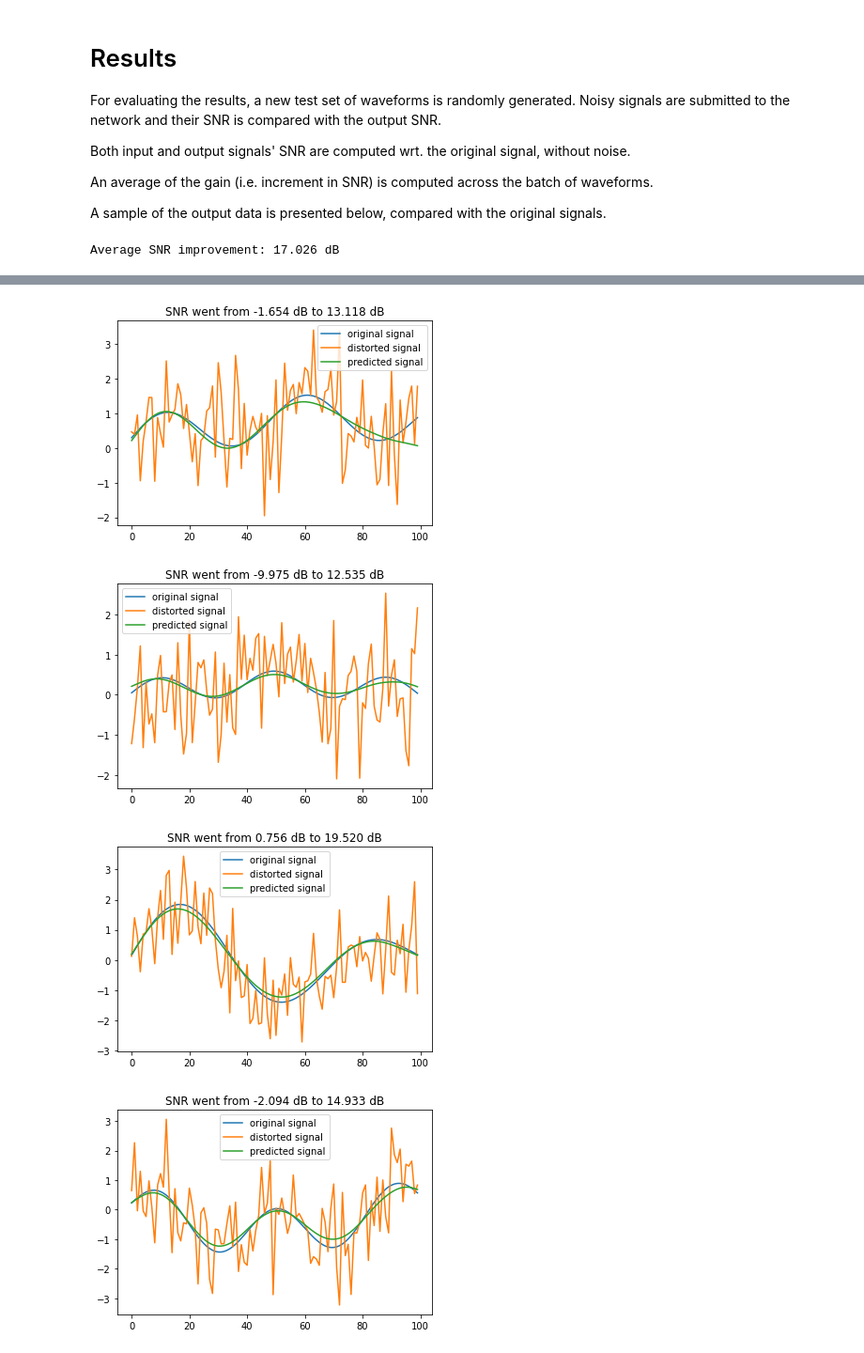
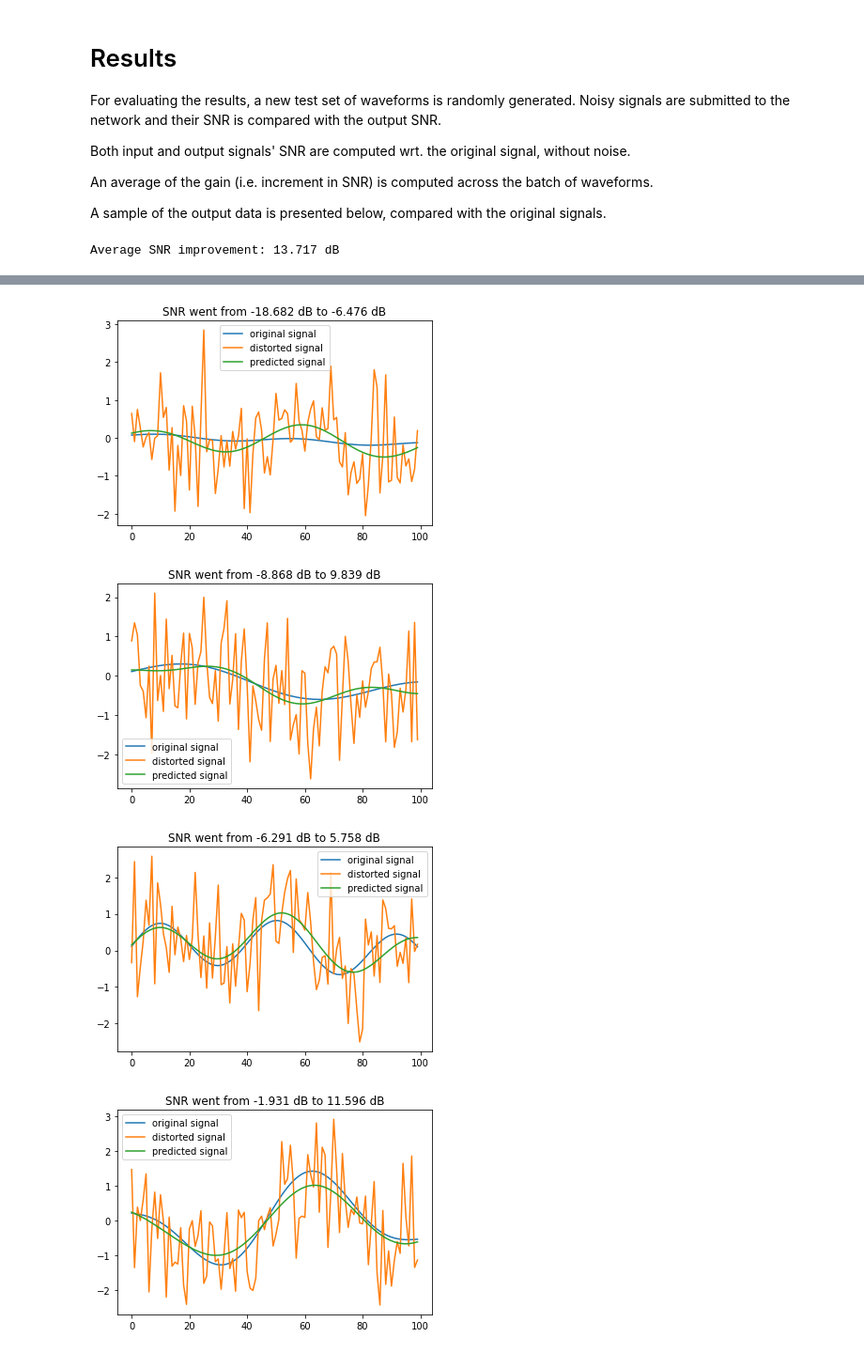
Before and after one commit to T0-B1/Autoencoders, a Jupyter notebook: Autoencoders.ipynb, the cells around one changed output, grey strips where cells are left out. Shown at 94% size. Drawn from its saved outputs; the diff is of its cells as text; code cells hidden in the pictures.

```diff
--- a/Autoencoders.ipynb
+++ b/Autoencoders.ipynb
@@ -116,7 +116,7 @@ As for the backpropagation algorithm, ADAM is empirically chosen over more class
 An early stoppping strategy is also adopted based on the values of the loss function.
 # %%
 model = Sequential()
-model.add(Dense(5, input_dim=SIGNAL_LENGHT, activation='relu'))
+model.add(Dense(12, input_dim=SIGNAL_LENGHT, activation='relu'))
 model.add(Dense(SIGNAL_LENGHT))
 model.compile(loss='mean_squared_error', optimizer='adam')
 model.summary()
@@ -157,9 +157,11 @@ A sample of the output data is presented below, compared with the original signa
 testSet = genSinusoidBatch(SIGNAL_LENGHT, BATCH_SIZE, NOISE_FACTOR)
 sins = testSet[0]
 noisySins = testSet[1]
-predictions = model.predict(sins)
+predictions = model.predict(noisySins)
 
-for x in range(5):
+def previewResults(sins, noisySins, predictions, n):
+  for _ in range(n):
+    x = random.randrange(sins.shape[0])
     s = sins[x]
     ns = noisySins[x]
     p = predictions[x]
@@ -172,16 +174,18 @@ for x in range(5):
     SNR = computeSNR(s, p-s)
     plt.title('SNR went from %.3f dB to %.3f dB' % (initSNR, SNR))
 
-improvedSNRs = []
-
-for i in range(BATCH_SIZE):
+def computeImprovement(sins, noisySins, predictions, batchSize = BATCH_SIZE):
+  improvedSNRs = []
+  for x in range(batchSize):
     s = sins[x]
     ns = noisySins[x]
     p = predictions[x]
     initSNR = computeSNR(s, ns-s)
     SNR = computeSNR(s, p-s)
     improvedSNRs.append(SNR-initSNR)
+  return np.average(np.array(improvedSNRs))
 
-print("Average SNR improvement: %.3f dB" % np.average(np.array(improvedSNRs)))
+print("Average SNR improvement: %.3f dB" % computeImprovement(sins, noisySins, predictions))
+previewResults(sins, noisySins, predictions, 5)
 # %% [output]
-Average SNR improvement: 17.026 dB
+Average SNR improvement: 13.717 dB
@@ -189,4 +193,4 @@ Average SNR improvement: 17.026 dB
-[figure, old version]
+[figure, new version]
-[figure, old version]
+[figure, new version]
-[figure, old version]
+[figure, new version]
-[figure, old version]
+[figure, new version]
```
Also changed, not shown: parts of 7 cells of this notebook.
